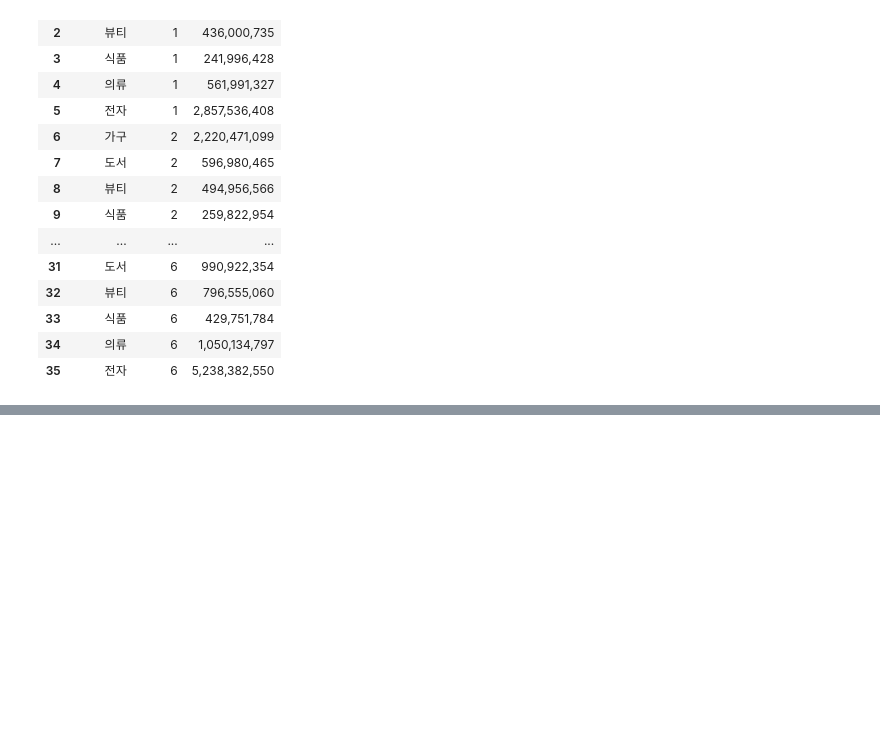
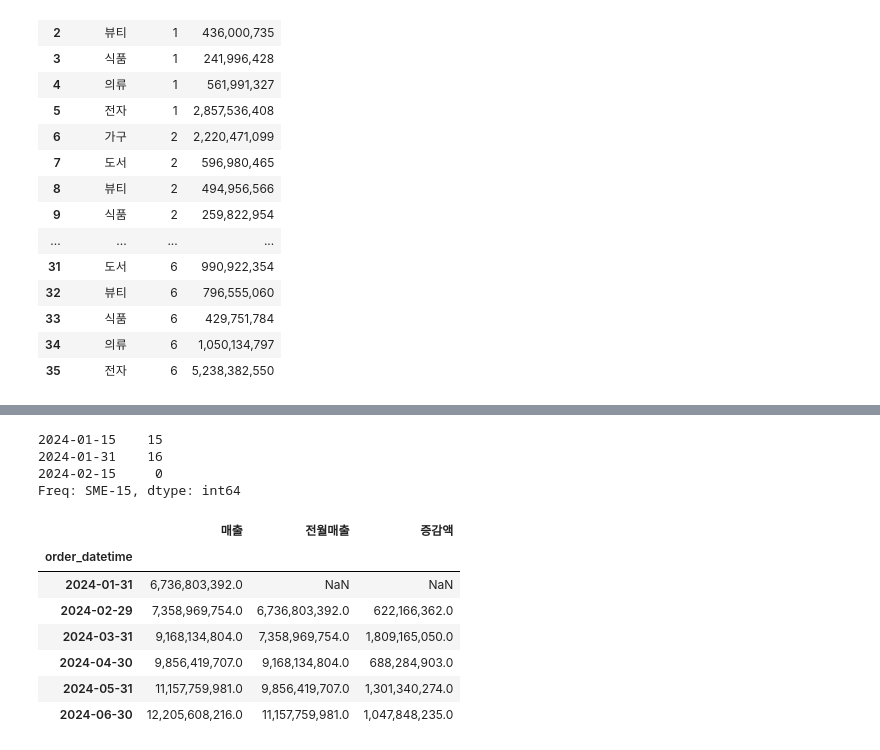
Before and after one commit to yunhoyom/bigdata_21st, a Jupyter notebook: big21/pandas_dev/chap09/we02.ipynb, the cells around one changed output, grey strips where cells are left out. Drawn from its saved outputs; the diff is of its cells as text; code cells hidden in the pictures; blank space fills up the shorter version.

```diff
--- a/big21/pandas_dev/chap09/we02.ipynb
+++ b/big21/pandas_dev/chap09/we02.ipynb
@@ -383,0 +524,11 @@ wide.reset_index().melt(
+# %%
+# 월말 기준 매출 합, 건수
+# rule = "ME" : 월말
+# monthly = ts.resample()     # argument 에서 rule 이 가장 중요.
+                            # on은 index 아닌 날짜 컬럼을 기준으로 하겠다. on에 있는 게 index로 들어감. 원래 있던 index는 삭제됨.
+                            # reset_index를 먼저 하고 on을 하자.
+monthly = ts.resample("ME").agg(
+    매출=("amount","sum"),
+    건수=("order_item_id","count")
+)
+monthly
@@ -383,0 +611,23 @@ wide.reset_index().melt(
+# %%
+m_data.resample("SME", closed="right", label="right").sum()
+# %% [output]
+2024-01-15    15
+2024-01-31    16
+2024-02-15     0
+Freq: SME-15, dtype: int64
+# %%
+# shift
+# m = monthly["매출"]       # Series
+m = monthly[["매출"]]       # DataFrame. dt로 만드는 이유: 컬럼 추가하기 위해.
+m["전월매출"] = m.shift(1)  # "전월매출" 컬럼 추가. 추가하려면 m이 dt여야 함.
+m["증감액"] = m["매출"] - m["전월매출"] # 원소별 연산. 병렬처리됨.
+m
+# %% [output]
+|  | 매출 | 전월매출 | 증감액 |
+| order_datetime |  |  |  |
+| 2024-01-31 | 6,736,803,392.0 | NaN | NaN |
+| 2024-02-29 | 7,358,969,754.0 | 6,736,803,392.0 | 622,166,362.0 |
+| 2024-03-31 | 9,168,134,804.0 | 7,358,969,754.0 | 1,809,165,050.0 |
+| 2024-04-30 | 9,856,419,707.0 | 9,168,134,804.0 | 688,284,903.0 |
+| 2024-05-31 | 11,157,759,981.0 | 9,856,419,707.0 | 1,301,340,274.0 |
+| 2024-06-30 | 12,205,608,216.0 | 11,157,759,981.0 | 1,047,848,235.0 |
```
Also changed, not shown: parts of 16 cells of this notebook, 16 other files.
